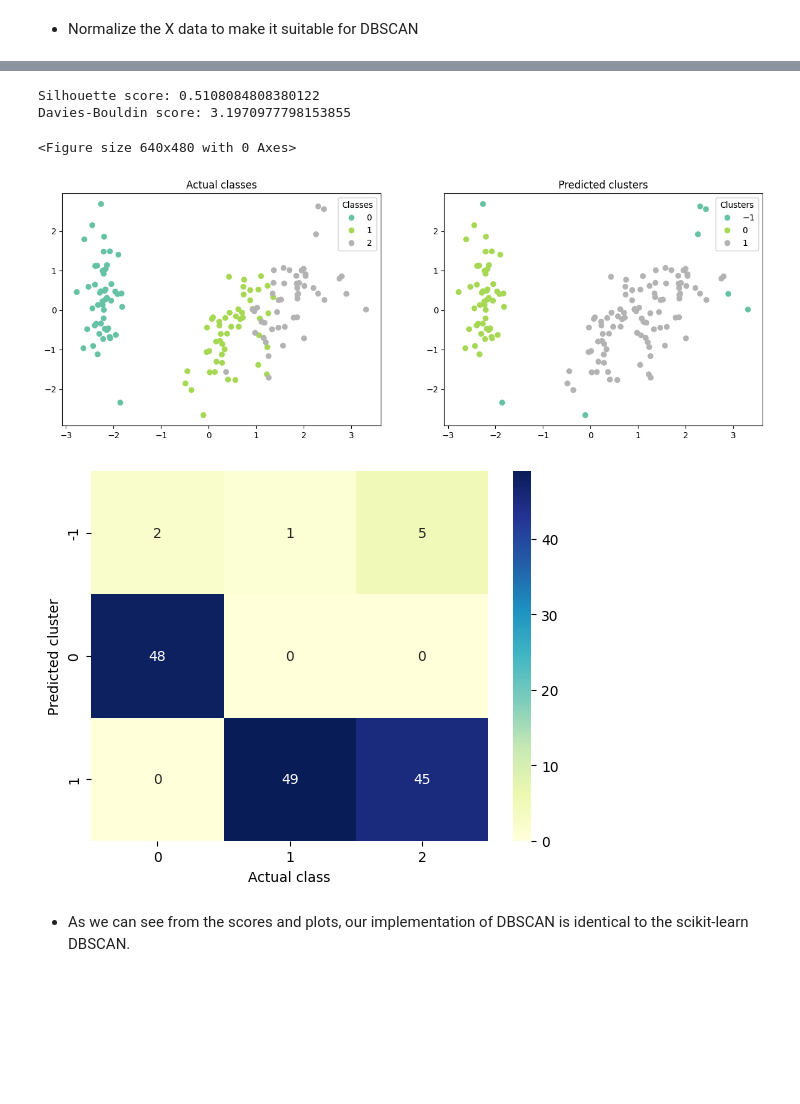
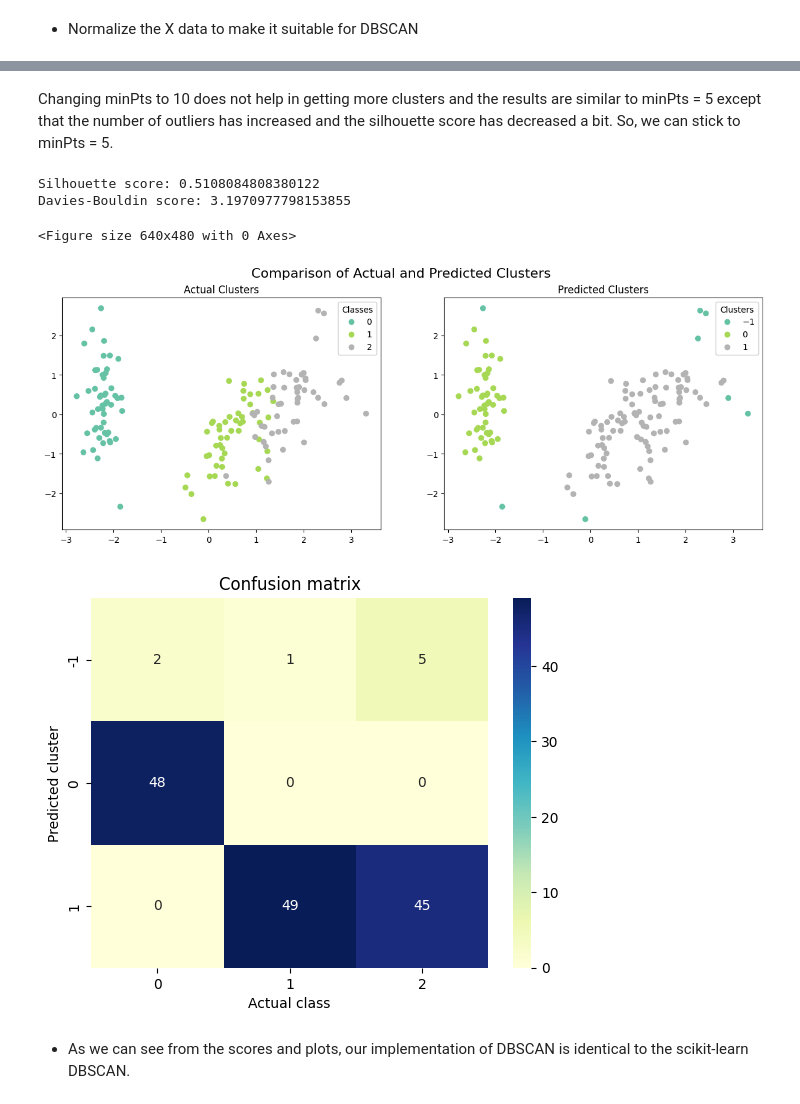
Before and after one commit to Frknslmn50/EDAMI_23L, a Jupyter notebook: Project_DBSCAN/DBSCAN_Implementation.ipynb, the cells around one changed output, grey strips where cells are left out. Drawn from its saved outputs; the diff is of its cells as text; code cells hidden in the pictures; blank space fills up the shorter version.

```diff
--- a/Project_DBSCAN/DBSCAN_Implementation.ipynb
+++ b/Project_DBSCAN/DBSCAN_Implementation.ipynb
@@ -77,31 +106,20 @@ Davies-Bouldin score: 3.1970977798153855
+# %% [markdown]
+Changing minPts to 10 does not help in getting more clusters and the results are similar to minPts = 5 except that the number of outliers has increased and the silhouette score has decreased a bit. So, we can stick to minPts = 5.
 # %%
 # Cluster Iris dataset using sklearn.cluster.DBSCAN
 from sklearn.cluster import DBSCAN as sklearn_DBSCAN
-sklearn_dbscan = sklearn_DBSCAN(eps=0.8, min_samples=8)
+sklearn_dbscan = sklearn_DBSCAN(eps=0.8, min_samples=10)
 sklearn_clusters = sklearn_dbscan.fit_predict(X)
 sklearn_clusters
 
-# Silhouette score
-print(f"Silhouette score: {silhouette_score(X, sklearn_clusters)}")
-
-# Davies-Bouldin score
-print(f"Davies-Bouldin score: {davies_bouldin_score(X, sklearn_clusters)}")
-
-# Plot clusters
-plt.figure(1)
-plot_clusters(X, y, sklearn_clusters)
-plt.show()
-
-# Plot heatmap
-plt.figure(2)
-plot_heatmap(y, sklearn_clusters)
-plt.show()
+# Evaluate clustering results
+evaluate_clusters(X,y,sklearn_clusters)
 # %% [output]
 Silhouette score: 0.5108084808380122
 Davies-Bouldin score: 3.1970977798153855
 <Figure size 640x480 with 0 Axes>
-[figure, old version]
+[figure, new version]
-[figure, old version]
+[figure, new version]
 # %% [markdown]
 * As we can see from the scores and plots, our implementation of DBSCAN is identical to the scikit-learn DBSCAN.
 # %% [markdown]
```
Also changed, not shown: parts of 48 cells of this notebook, 2 other files.
